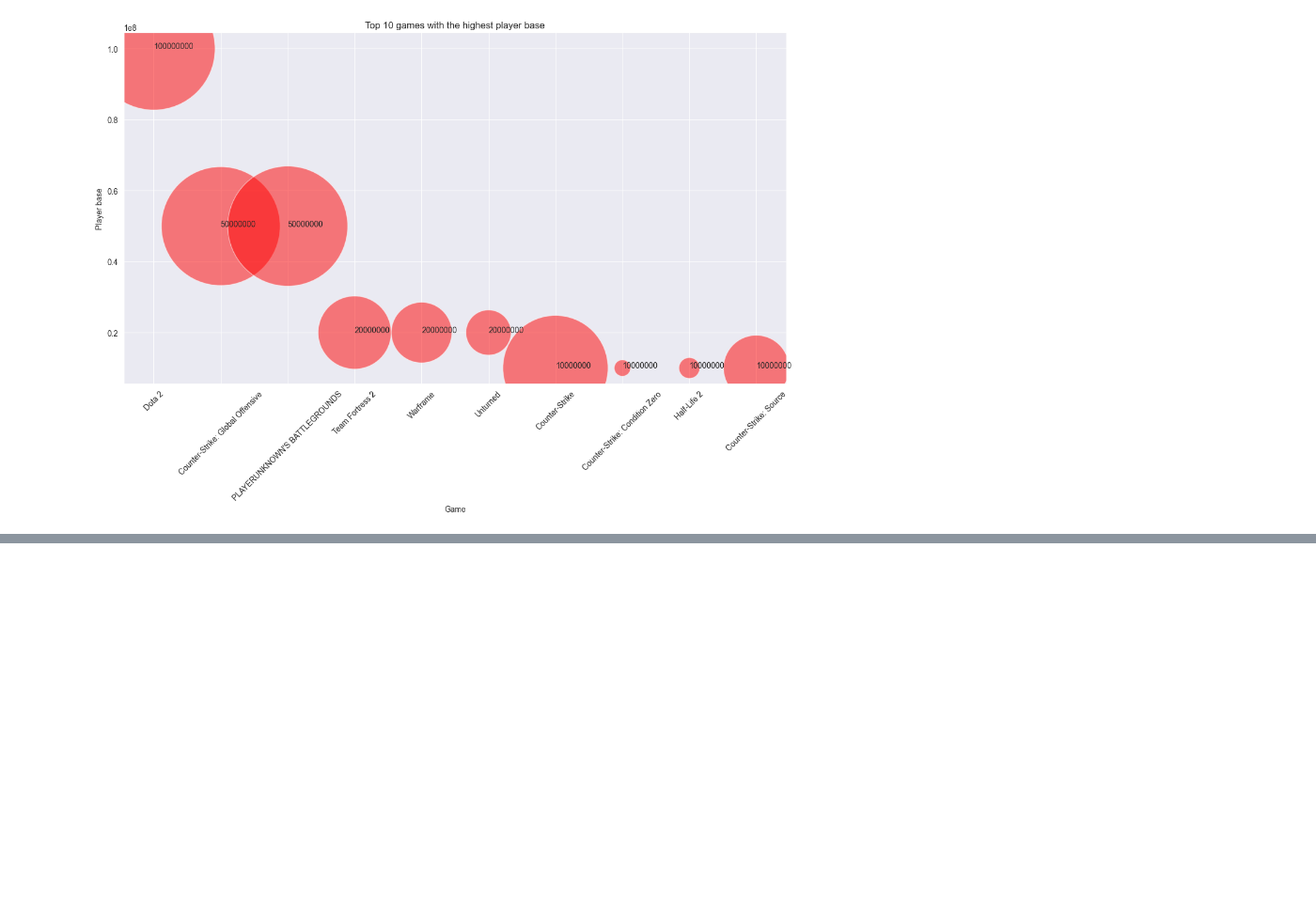
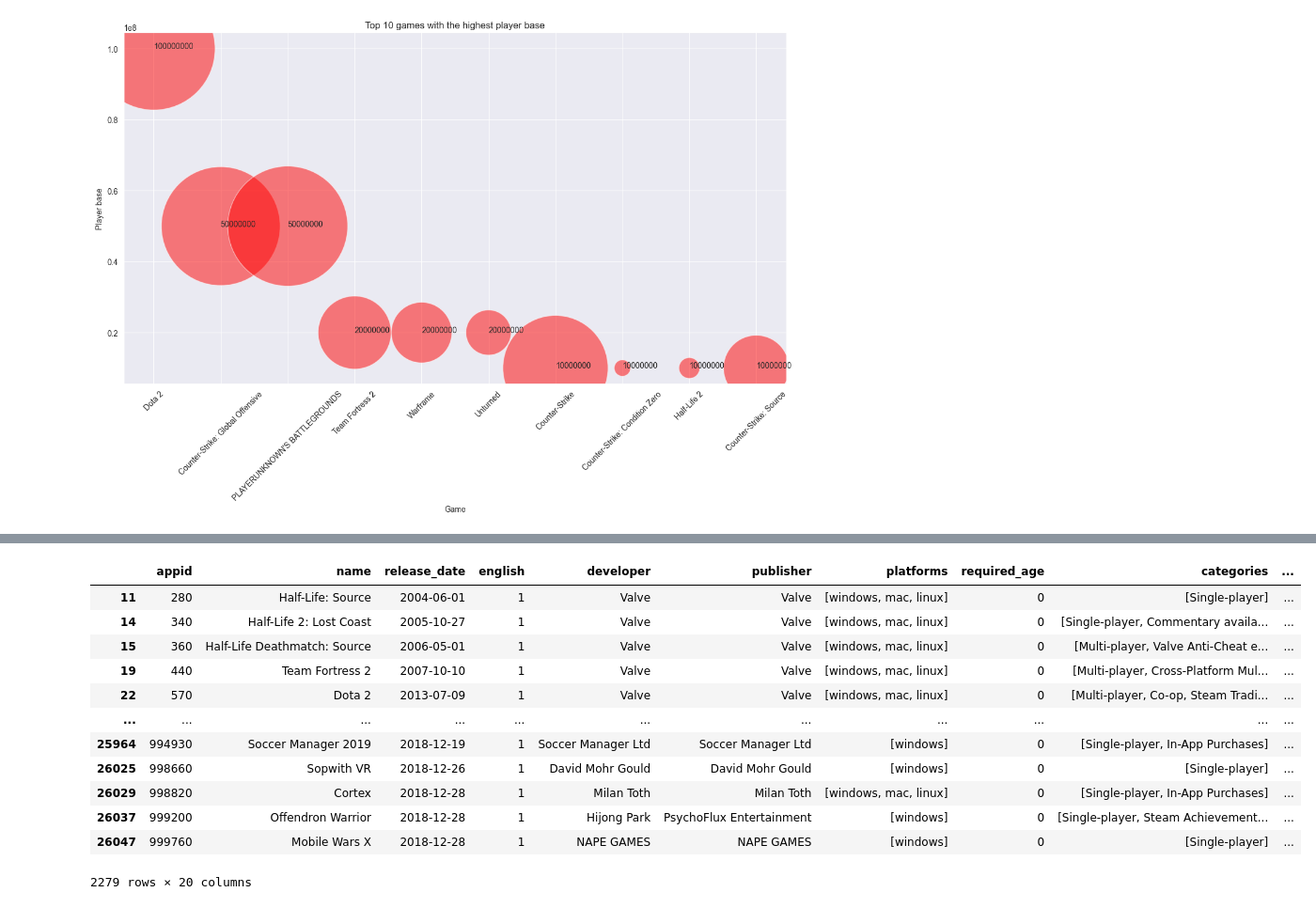
Before and after one commit to K1ko/SteamStoreGames-Analysis, a Jupyter notebook: EDA.ipynb, the cells around one changed output, grey strips where cells are left out. Shown at 94% size. Cells and saved outputs as stored; diff of their text form; code cells hidden in the pictures; blank space fills up the shorter version.

```diff
--- a/EDA.ipynb
+++ b/EDA.ipynb
@@ -520,0 +549,17 @@ c
+# %%
+free_games = df[df['price'] == 0]
+free_games
+# %% [output]
+|  | appid | name | release_date | english | developer | publisher | platforms | required_age | categories | ... |
+| 11 | 280 | Half-Life: Source | 2004-06-01 | 1 | Valve | Valve | [windows, mac, linux] | 0 | [Single-player] | ... |
+| 14 | 340 | Half-Life 2: Lost Coast | 2005-10-27 | 1 | Valve | Valve | [windows, mac, linux] | 0 | [Single-player, Commentary availa... | ... |
+| 15 | 360 | Half-Life Deathmatch: Source | 2006-05-01 | 1 | Valve | Valve | [windows, mac, linux] | 0 | [Multi-player, Valve Anti-Cheat e... | ... |
+| 19 | 440 | Team Fortress 2 | 2007-10-10 | 1 | Valve | Valve | [windows, mac, linux] | 0 | [Multi-player, Cross-Platform Mul... | ... |
+| 22 | 570 | Dota 2 | 2013-07-09 | 1 | Valve | Valve | [windows, mac, linux] | 0 | [Multi-player, Co-op, Steam Tradi... | ... |
+| ... | ... | ... | ... | ... | ... | ... | ... | ... | ... | ... |
+| 25964 | 994930 | Soccer Manager 2019 | 2018-12-19 | 1 | Soccer Manager Ltd | Soccer Manager Ltd | [windows] | 0 | [Single-player, In-App Purchases] | ... |
+| 26025 | 998660 | Sopwith VR | 2018-12-26 | 1 | David Mohr Gould | David Mohr Gould | [windows] | 0 | [Single-player] | ... |
+| 26029 | 998820 | Cortex | 2018-12-28 | 1 | Milan Toth | Milan Toth | [windows, mac, linux] | 0 | [Single-player, In-App Purchases] | ... |
+| 26037 | 999200 | Offendron Warrior | 2018-12-28 | 1 | Hijong Park | PsychoFlux Entertainment | [windows] | 0 | [Single-player, Steam Achievement... | ... |
+| 26047 | 999760 | Mobile Wars X | 2018-12-28 | 1 | NAPE GAMES | NAPE GAMES | [windows] | 0 | [Single-player] | ... |
+2279 rows × 20 columns
```
Also changed, not shown: parts of 21 cells of this notebook.
